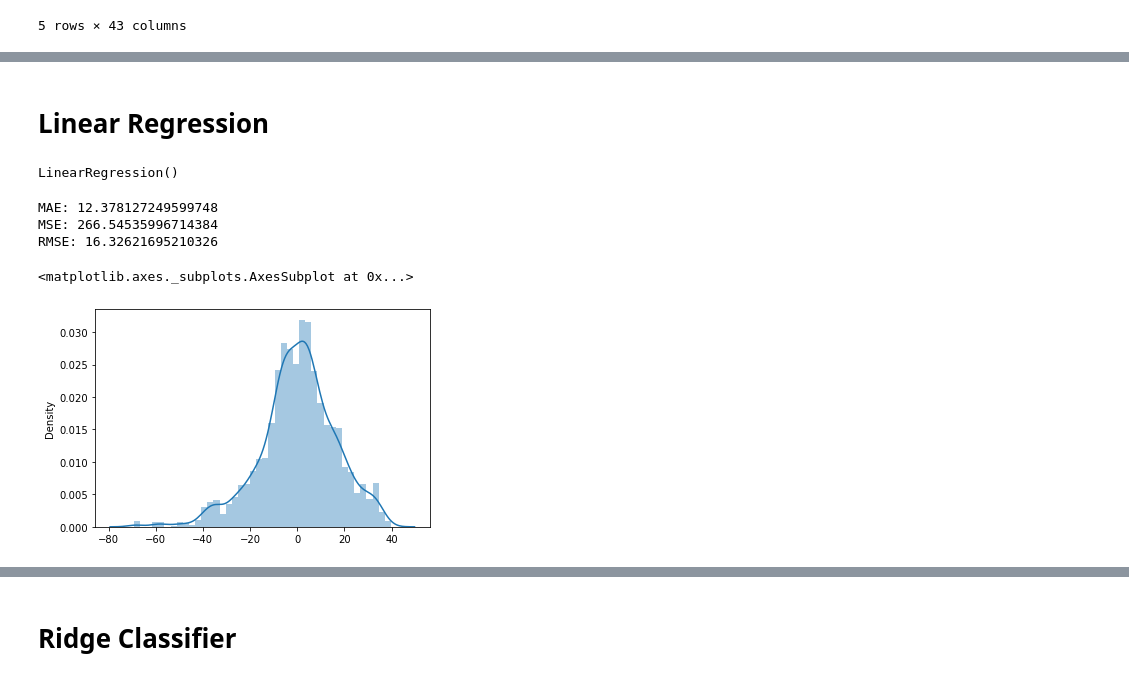
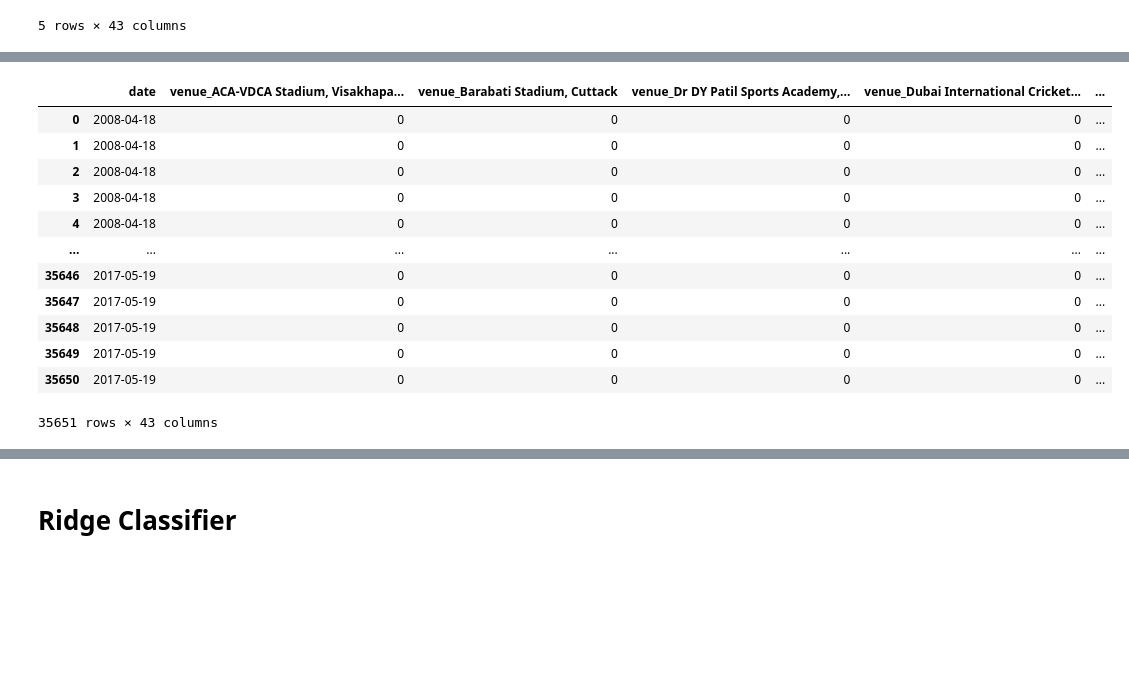
Before and after one commit to sharmaji27/IPL-Score-Predictor, a Jupyter notebook: IPL.ipynb, the cells around one changed output, grey strips where cells are left out. Saved outputs shown, nothing was run; the diff lists cells and outputs as text; code cells hidden in the pictures; blank space fills up the shorter version.

```diff
--- a/IPL.ipynb
+++ b/IPL.ipynb
@@ -172,3 +221,27 @@ df_new.head()
+# %%
+scaler = StandardScaler()
+
+scaled_cols = scaler.fit_transform(df_new[['runs', 'wickets', 'overs', 'runs_last_5', 'wickets_last_5']])
+scaled_cols = pd.DataFrame(scaled_cols,columns=['runs', 'wickets', 'overs', 'runs_last_5', 'wickets_last_5'])
+
+df_new.drop(['runs', 'wickets', 'overs', 'runs_last_5', 'wickets_last_5'],axis=1,inplace=True)
+df_new = pd.concat([df_new,scaled_cols],axis=1)
+
+df_new
+# %% [output]
+|  | date | venue_ACA-VDCA Stadium, Visakhapa... | venue_Barabati Stadium, Cuttack | venue_Dr DY Patil Sports Academy,... | venue_Dubai International Cricket... | ... |
+| 0 | 2008-04-18 | 0 | 0 | 0 | 0 | ... |
+| 1 | 2008-04-18 | 0 | 0 | 0 | 0 | ... |
+| 2 | 2008-04-18 | 0 | 0 | 0 | 0 | ... |
+| 3 | 2008-04-18 | 0 | 0 | 0 | 0 | ... |
+| 4 | 2008-04-18 | 0 | 0 | 0 | 0 | ... |
+| ... | ... | ... | ... | ... | ... | ... |
+| 35646 | 2017-05-19 | 0 | 0 | 0 | 0 | ... |
+| 35647 | 2017-05-19 | 0 | 0 | 0 | 0 | ... |
+| 35648 | 2017-05-19 | 0 | 0 | 0 | 0 | ... |
+| 35649 | 2017-05-19 | 0 | 0 | 0 | 0 | ... |
+| 35650 | 2017-05-19 | 0 | 0 | 0 | 0 | ... |
+35651 rows × 43 columns
 # %%
 X_train = df_new.drop('total',axis=1)[df_new['date'].dt.year<=2016]
 X_test = df_new.drop('total',axis=1)[df_new['date'].dt.year>=2017]
@@ -181,21 +254,0 @@ X_test.drop('date',inplace=True,axis=1)
-# %% [markdown]
-# Linear Regression
-# %%
-from sklearn.linear_model import LinearRegression
-linear_regressor = LinearRegression()
-linear_regressor.fit(X_train,y_train)
-# %% [output]
-LinearRegression()
-# %%
-from sklearn import metrics
-prediction = linear_regressor.predict(X_test)
-print('MAE:', metrics.mean_absolute_error(y_test, prediction))
-print('MSE:', metrics.mean_squared_error(y_test, prediction))
-print('RMSE:', np.sqrt(metrics.mean_squared_error(y_test, prediction)))
-sns.distplot(y_test-prediction)
-# %% [output]
-MAE: 12.378127249599748
-MSE: 266.54535996714384
-RMSE: 16.32621695210326
-<matplotlib.axes._subplots.AxesSubplot at 0x...>
-[figure, removed]
```
Also changed, not shown: parts of 17 cells of this notebook, 5 other files.
